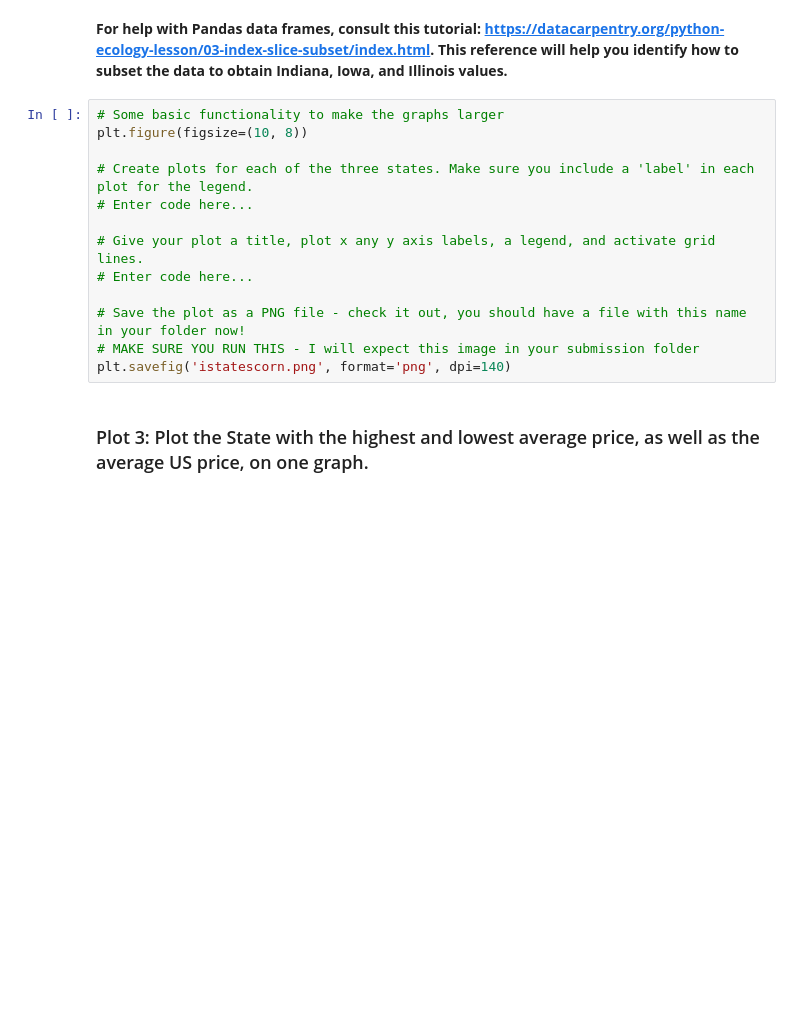
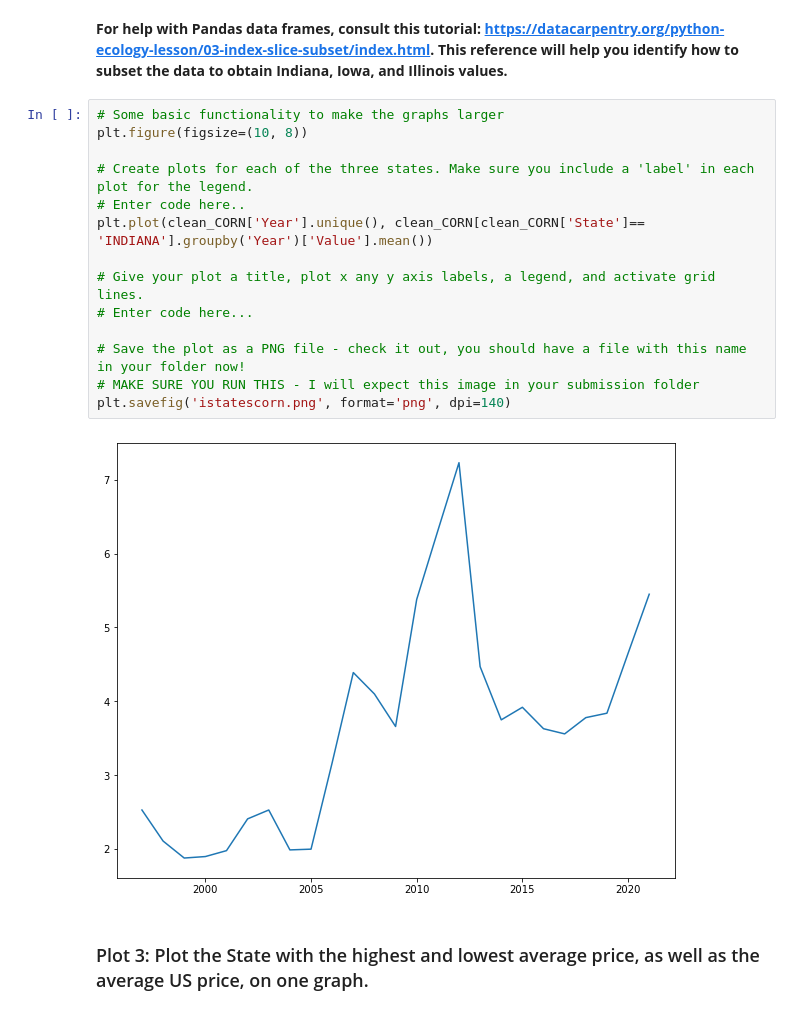
Before and after one commit to ShihYLin/Ag-Informatics, a Jupyter notebook: Lab2/lab2-ShihYunLin.ipynb, the cells around one changed output. Drawn from its saved outputs; the diff is of its cells as text; blank space fills up the shorter version.

```diff
--- a/Lab2/lab2-ShihYunLin.ipynb
+++ b/Lab2/lab2-ShihYunLin.ipynb
@@ -455,16 +458,19 @@ plt.savefig('meancorn.png', format='png', dpi=140)
 # %%
 # Some basic functionality to make the graphs larger
 plt.figure(figsize=(10, 8))
 
 # Create plots for each of the three states. Make sure you include a 'label' in each plot for the legend.
-# Enter code here...
+# Enter code here..
+plt.plot(clean_CORN['Year'].unique(), clean_CORN[clean_CORN['State']== 'INDIANA'].groupby('Year')['Value'].mean())
 
 # Give your plot a title, plot x any y axis labels, a legend, and activate grid lines.
 # Enter code here...
 
 # Save the plot as a PNG file - check it out, you should have a file with this name in your folder now!
 # MAKE SURE YOU RUN THIS - I will expect this image in your submission folder
 plt.savefig('istatescorn.png', format='png', dpi=140)
+# %% [output]
+[figure, added]
 # %% [markdown]
 ### Plot 3: Plot the State with the highest and lowest average price, as well as the average US price, on one graph.
 # %% [markdown]
```
Also changed, not shown: parts of 1 cell of this notebook, 2 other files.
